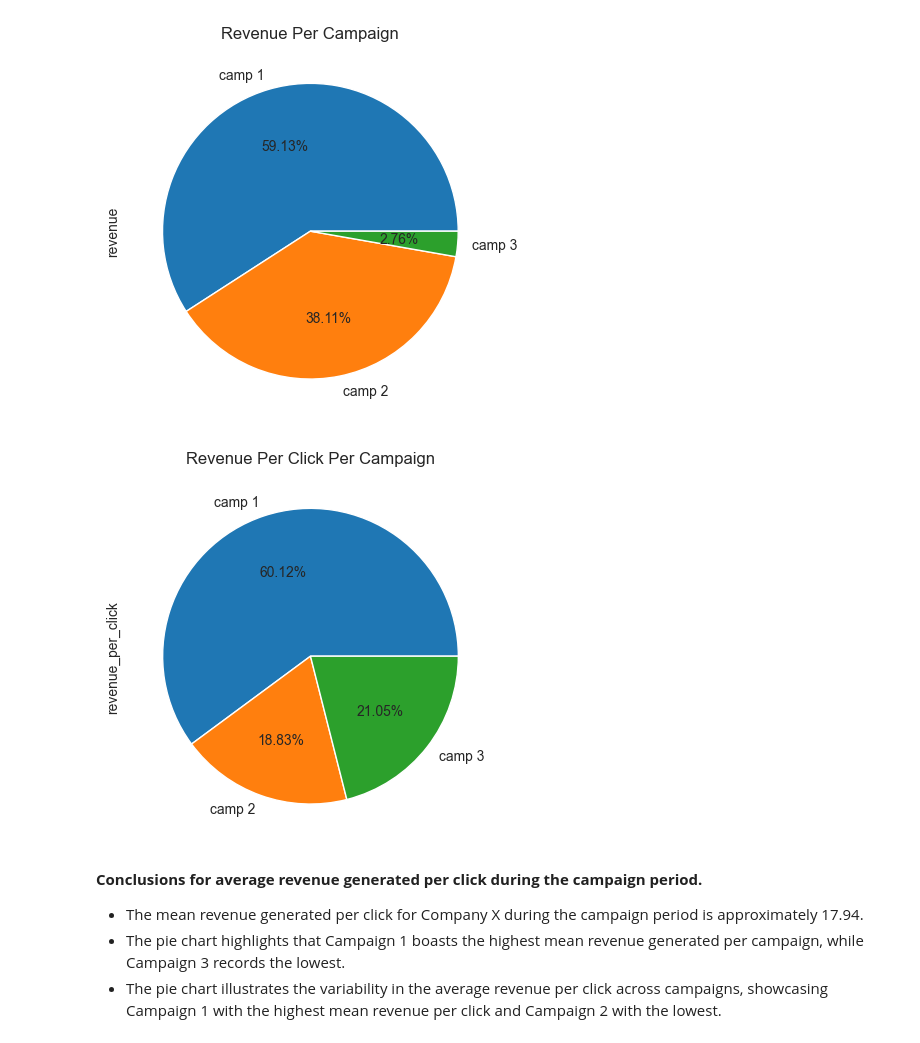
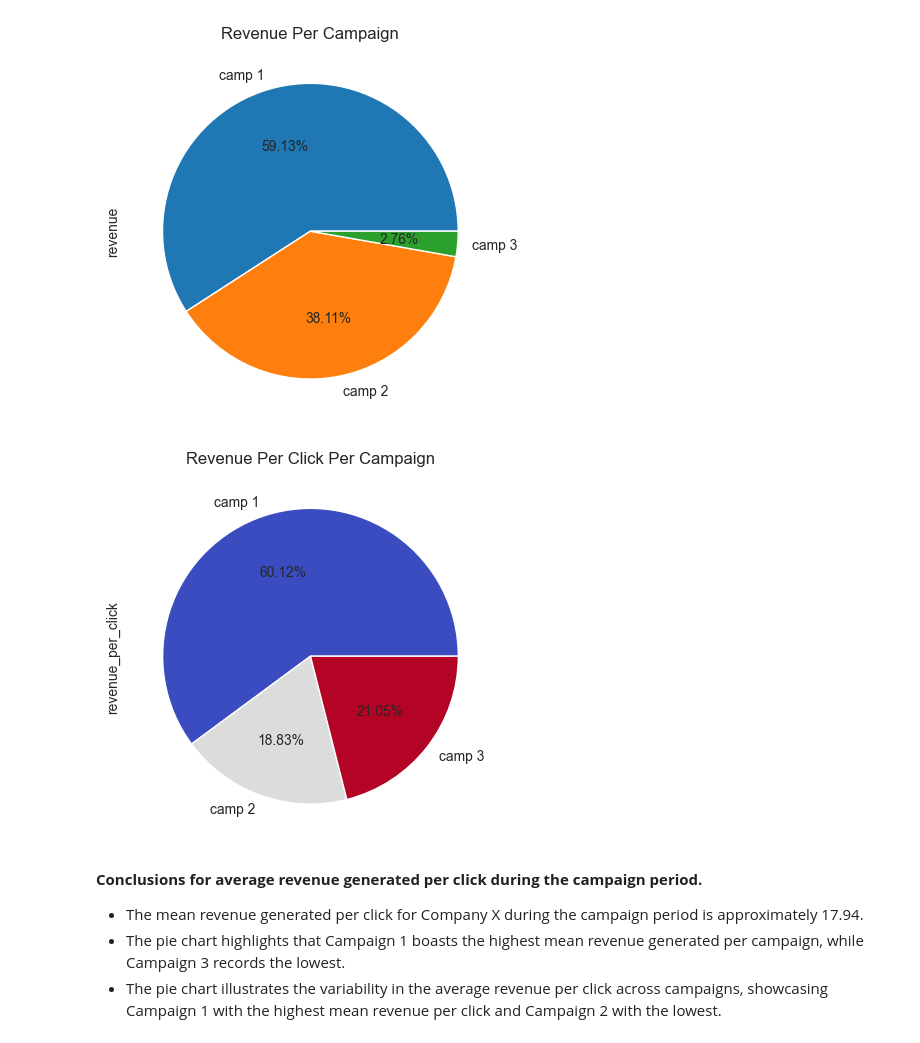
Before and after one commit to BKAPADIA04/Digital-Marketing-Data-Analysis, a Jupyter notebook: Online_Advertising_Performance_Data/jupyter_nbs/eda_part1.ipynb, the cells around one changed output. Saved outputs shown, nothing was run; the diff lists cells and outputs as text; code cells hidden in the pictures.

```diff
--- a/Online_Advertising_Performance_Data/jupyter_nbs/eda_part1.ipynb
+++ b/Online_Advertising_Performance_Data/jupyter_nbs/eda_part1.ipynb
@@ -417,11 +417,11 @@ plt.show()
 # %% [output]
 [figure]
 # %%
-revenue_campaign_number['revenue_per_click'].plot(kind = 'pie',autopct = '%0.02f%%')
+revenue_campaign_number['revenue_per_click'].plot(kind = 'pie',autopct = '%0.02f%%',cmap= 'coolwarm')
 plt.title('Revenue Per Click Per Campaign')
 plt.show()
 # %% [output]
-[figure, old version]
+[figure, new version]
 # %% [markdown]
 **Conclusions for average revenue generated per click during the campaign period.**
 - The mean revenue generated per click for Company X during the campaign period is approximately 17.94.
```
Also changed, not shown: parts of 3 cells of this notebook, 50 other files.
